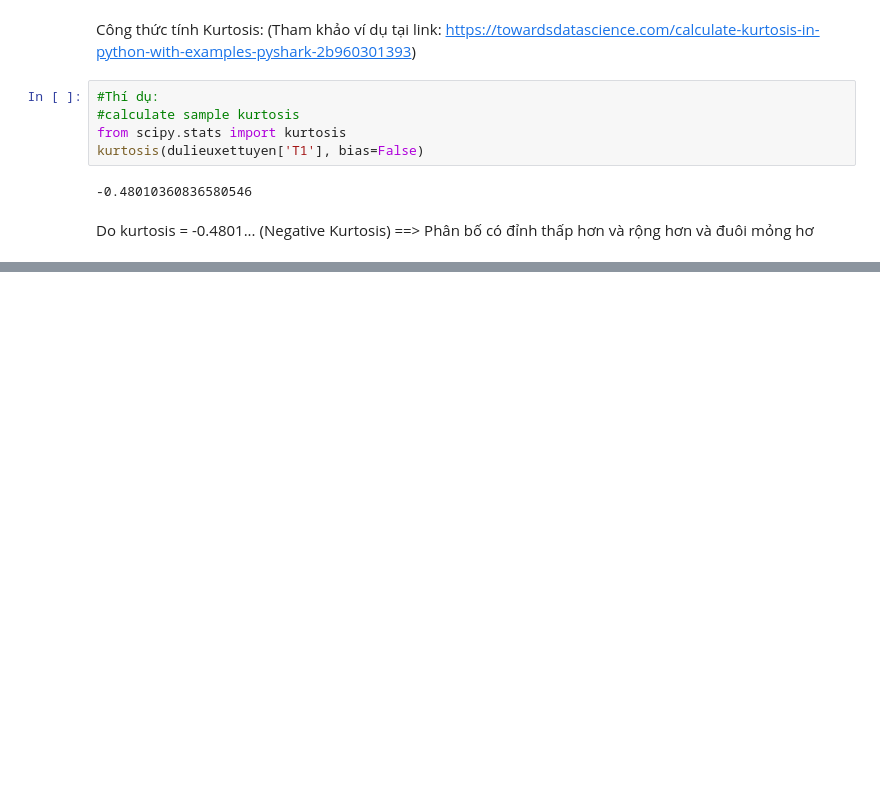
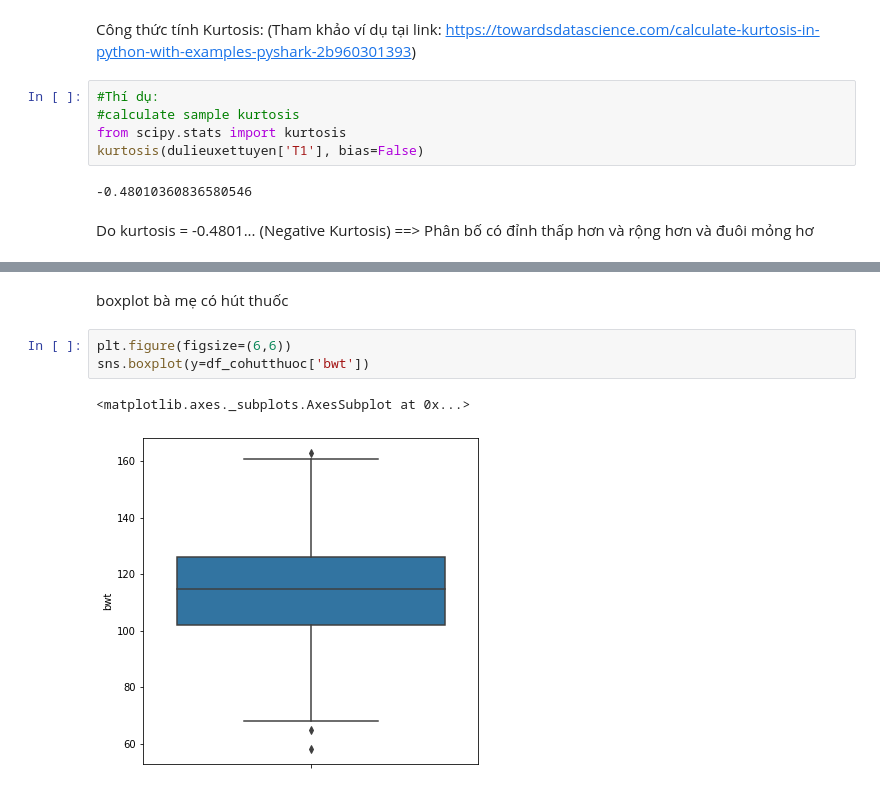
Before and after one commit to vtttuyen/DataAnalystDeepLearning1, a Jupyter notebook: lab5.ipynb, the cells around one changed output, grey strips where cells are left out. Cells and saved outputs as stored; diff of their text form; blank space fills up the shorter version.

```diff
--- a/lab5.ipynb
+++ b/lab5.ipynb
@@ -113,0 +308,8 @@ Do kurtosis = -0.4801... (Negative Kurtosis) ==> Phân bố có đỉnh thấp h
+# %% [markdown]
+boxplot bà mẹ có hút thuốc
+# %%
+plt.figure(figsize=(6,6))
+sns.boxplot(y=df_cohutthuoc['bwt'])
+# %% [output]
+<matplotlib.axes._subplots.AxesSubplot at 0x...>
+[figure, added]
```
Also changed, not shown: parts of 35 cells of this notebook.
